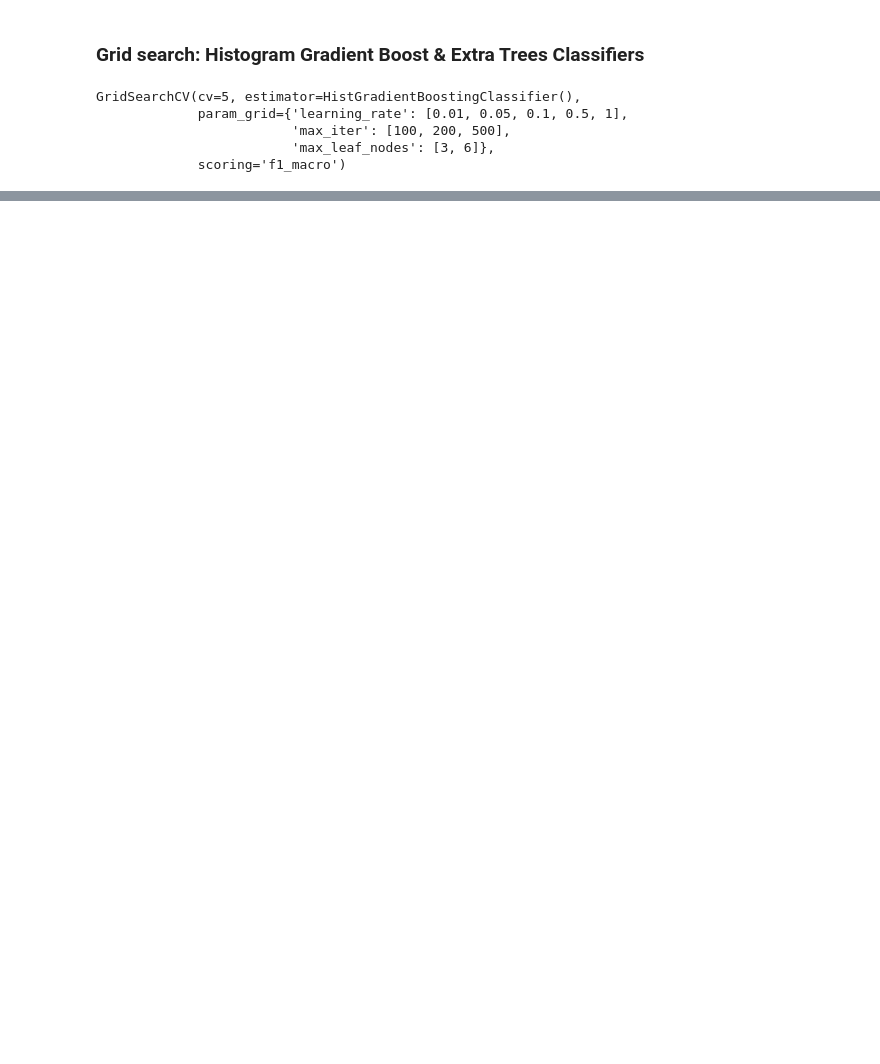
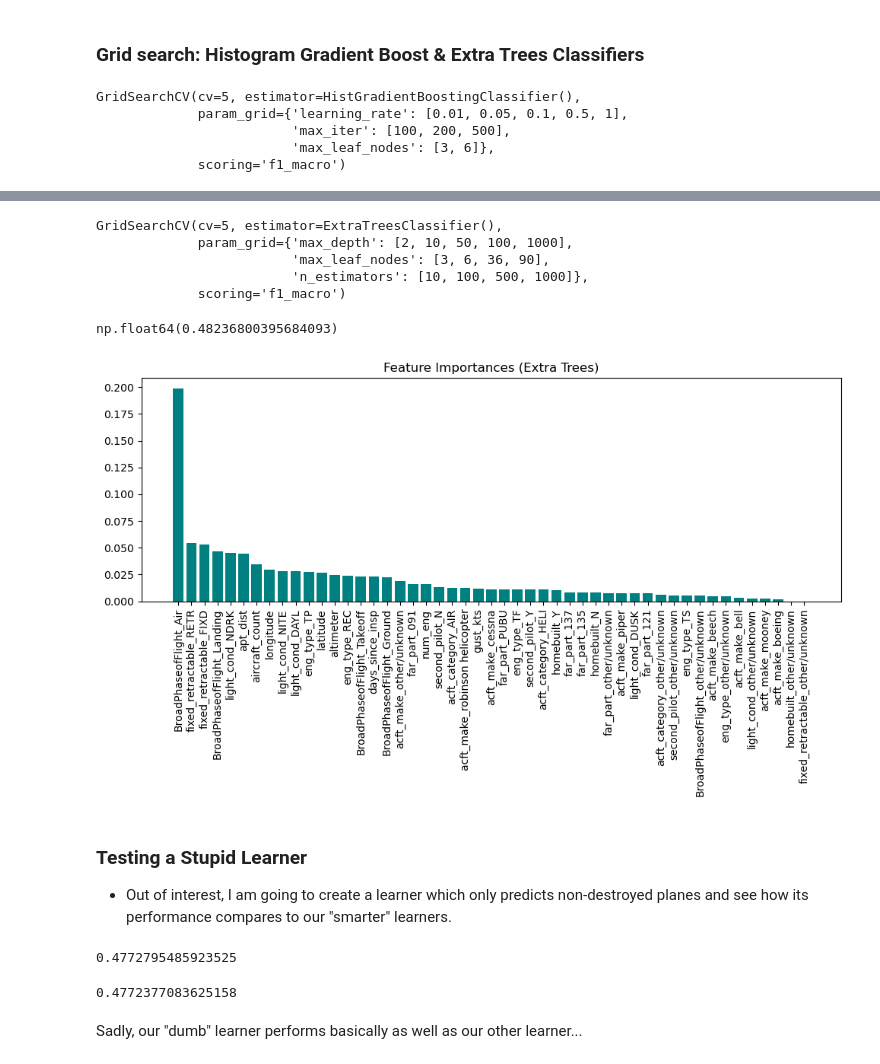
Before and after one commit to TheErdosInstitute-Summer2025-Project/aviation-project, a Jupyter notebook: jupyter-notebooks/model-testing-jake.ipynb, the cells around one changed output, grey strips where cells are left out. Cells and saved outputs as stored; diff of their text form; code cells hidden in the pictures; blank space fills up the shorter version.

```diff
--- a/jupyter-notebooks/model-testing-jake.ipynb
+++ b/jupyter-notebooks/model-testing-jake.ipynb
@@ -15,7 +18,7 @@ from sklearn.metrics import confusion_matrix, f1_score, accuracy_score, recall_s
 - Try out setting latitude longitude to numeric
 - Drop missing lat/long
 # %%
-data = pd.read_csv('../data/ntsb/cleaned/ntsb_train_cleaned.csv')
+data = pd.read_csv('../data/ntsb_processed/ntsb_train_cleaned.csv')
 
 for col in data.columns:
     if data[col].dtype == 'object':
@@ -140,0 +318,60 @@ grid.fit(X_train,y_train)
+# %%
+histgrad = ExtraTreesClassifier()
+
+# GridSearch
+param_grid = {
+    'max_depth': [2,10,50,100,1000],
+    'n_estimators': [10,100,500,1000],
+    'max_leaf_nodes': [3,6,36,90]
+}
+
+grid = GridSearchCV(
+    histgrad,
+    param_grid,
+    scoring='f1_macro',
+    cv=5,
+)
+
+grid.fit(X_train,y_train)
+# %% [output]
+GridSearchCV(cv=5, estimator=ExtraTreesClassifier(),
+             param_grid={'max_depth': [2, 10, 50, 100, 1000],
+                         'max_leaf_nodes': [3, 6, 36, 90],
+                         'n_estimators': [10, 100, 500, 1000]},
+             scoring='f1_macro')
+# %%
+grid.best_score_
+# %% [output]
+np.float64(0.48236800395684093)
+# %%
+model = grid.best_estimator_
+importances = model.feature_importances_
+feats = X_train.columns
+
+
+indices = np.argsort(importances)[::-1]
+
+# Plot
+plt.figure(figsize=(10, 6))
+plt.title("Feature Importances (Extra Trees)")
+plt.bar(range(len(feats)), importances[indices], color="teal", align="center")
+plt.xticks(range(len(feats)), [feats[i] for i in indices], rotation=90)
+plt.tight_layout()
+plt.show()
+# %% [output]
+[figure, added]
+# %% [markdown]
+### Testing a Stupid Learner
+- Out of interest, I am going to create a learner which only predicts non-destroyed planes and see how its performance compares to our "smarter" learners.
+# %%
+y_dumb = np.zeros(len(y_train))
+f1_score(y_dumb,y_train,average='macro')
+# %% [output]
+0.4772795485923525
+# %%
+y_dumb = np.zeros(len(y_test))
+f1_score(y_dumb,y_test,average='macro')
+# %% [output]
+0.4772377083625158
+# %% [markdown]
+Sadly, our "dumb" learner performs basically as well as our other learner...
```
Also changed, not shown: parts of 31 cells of this notebook.
